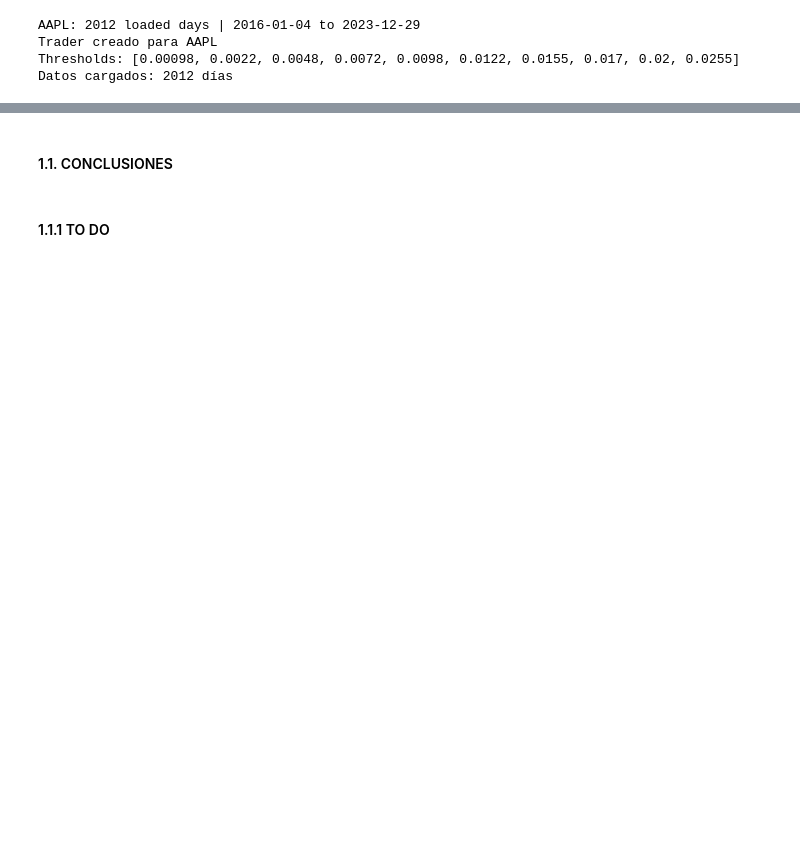
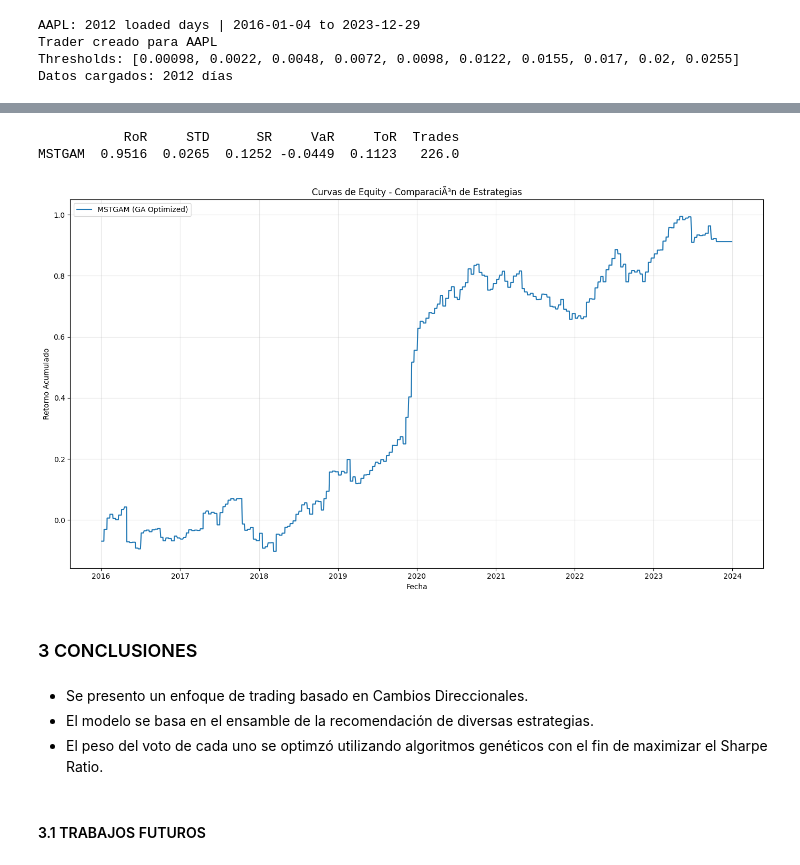
Before and after one commit to bdesia/MSTGAM-4trading, a Jupyter notebook: notebooks/AAPL analysis.ipynb, the cells around one changed output, grey strips where cells are left out. Saved outputs shown, nothing was run; the diff lists cells and outputs as text; code cells hidden in the pictures; blank space fills up the shorter version.

```diff
--- a/notebooks/AAPL analysis.ipynb
+++ b/notebooks/AAPL analysis.ipynb
@@ -85,4 +173,16 @@ Gen  40 | SR: 0.109 | RoR: 0.729 | ToR: 0.10040 | Trades: 202 | Fit: 0.124
+# %%
+backtest = Backtest(trader)
+print(backtest.compare_metrics(['MSTGAM']))
+backtest.plot_equity_curves(['MSTGAM'])
+# %% [output]
+           RoR     STD      SR     VaR     ToR  Trades
+MSTGAM  0.9516  0.0265  0.1252 -0.0449  0.1123   226.0
+[figure, added]
 # %% [markdown]
-#### 1.1. CONCLUSIONES
+### 3 CONCLUSIONES
+# %% [markdown]
+- Se presento un enfoque de trading basado en Cambios Direccionales.
+- El modelo se basa en el ensamble de la recomendación de diversas estrategias.
+- El peso del voto de cada uno se optimzó utilizando algoritmos genéticos con el fin de maximizar el Sharpe Ratio.
 # %% [markdown]
-#### 1.1.1 TO DO
+#### 3.1 TRABAJOS FUTUROS
```
Also changed, not shown: parts of 12 cells of this notebook, 4 other files.
